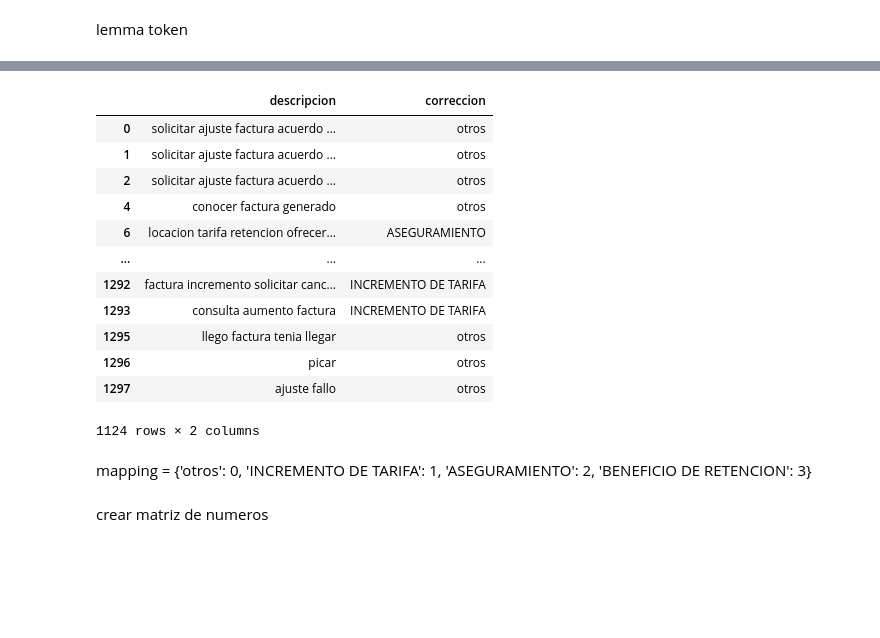
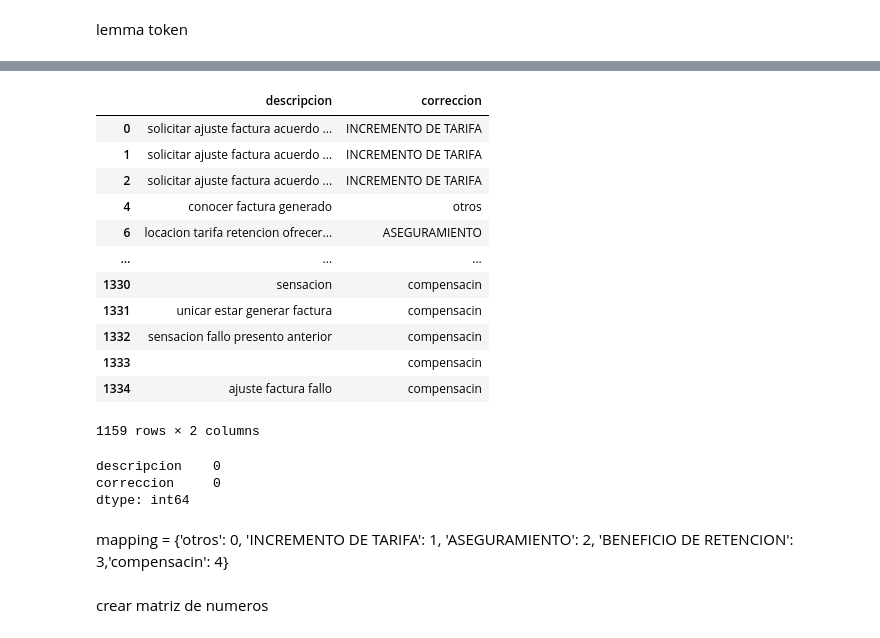
Before and after one commit to etb-git/PRIORIZAR, a Jupyter notebook: notebook/etl.ipynb, the cells around one changed output, grey strips where cells are left out. Cells and saved outputs as stored; diff of their text form; code cells hidden in the pictures; blank space fills up the shorter version.

```diff
--- a/notebook/etl.ipynb
+++ b/notebook/etl.ipynb
@@ -180,45 +179,53 @@ merged_data=[]
 for i in range(len(clean_descripcion)):
     merged_data.append(" ".join(clean_descripcion[i]))
 
 merged_df=pd.DataFrame(merged_data,columns =['descripcion'])
 
 
 from unidecode import unidecode
 
 def remove_accents(text):
     return unidecode(text)
 
 
 # Aplicar la función a la columna 'Texto'
 merged_df['descripcion'] = merged_df['descripcion'].apply(remove_accents)
 
 
 tipificacion=pd.concat([tipificacion, merged_df], axis=1).loc[:, ['descripcion', 'correccion']]
 
 #merged_df = pd.merge(merged_df,leo , on='index', how='inner').loc[:, ['descripcion', 'correccion']]
 #############################################
 
 
 
 
 tipificacion = tipificacion[tipificacion['correccion'] != 'SVAS']
 
 
+tipificacion=tipificacion.dropna()
+
 tipificacion
 # %% [output]
 |  | descripcion | correccion |
-| 0 | solicitar ajuste factura acuerdo ... | otros |
-| 1 | solicitar ajuste factura acuerdo ... | otros |
-| 2 | solicitar ajuste factura acuerdo ... | otros |
+| 0 | solicitar ajuste factura acuerdo ... | INCREMENTO DE TARIFA |
+| 1 | solicitar ajuste factura acuerdo ... | INCREMENTO DE TARIFA |
+| 2 | solicitar ajuste factura acuerdo ... | INCREMENTO DE TARIFA |
 | 4 | conocer factura generado | otros |
 | 6 | locacion tarifa retencion ofrecer... | ASEGURAMIENTO |
 | ... | ... | ... |
-| 1292 | factura incremento solicitar canc... | INCREMENTO DE TARIFA |
-| 1293 | consulta aumento factura | INCREMENTO DE TARIFA |
-| 1295 | llego factura tenia llegar | otros |
-| 1296 | picar | otros |
-| 1297 | ajuste fallo | otros |
+| 1330 | sensacion | compensacin |
+| 1331 | unicar estar generar factura | compensacin |
+| 1332 | sensacion fallo presento anterior | compensacin |
+| 1333 |  | compensacin |
+| 1334 | ajuste factura fallo | compensacin |
-1124 rows × 2 columns
+1159 rows × 2 columns
+# %%
+tipificacion.isnull().sum()
+# %% [output]
+descripcion    0
+correccion     0
+dtype: int64
 # %%
 import pandas as pd
 from imblearn.over_sampling import RandomOverSampler
@@ -236,7 +243,7 @@ y = tipificacion['correccion'].replace(mapping)
 oversampler = RandomOverSampler(sampling_strategy='auto')
 X_resampled, y_resampled = oversampler.fit_resample(X, y)
 # %% [markdown]
-mapping = {'otros': 0, 'INCREMENTO DE TARIFA': 1, 'ASEGURAMIENTO': 2,  'BENEFICIO DE RETENCION': 3}
+mapping = {'otros': 0, 'INCREMENTO DE TARIFA': 1, 'ASEGURAMIENTO': 2,  'BENEFICIO DE RETENCION': 3,'compensacin': 4}
 # %% [markdown]
 crear matriz de numeros
 # %%
```
Also changed, not shown: parts of 16 cells of this notebook, 2 other files.
